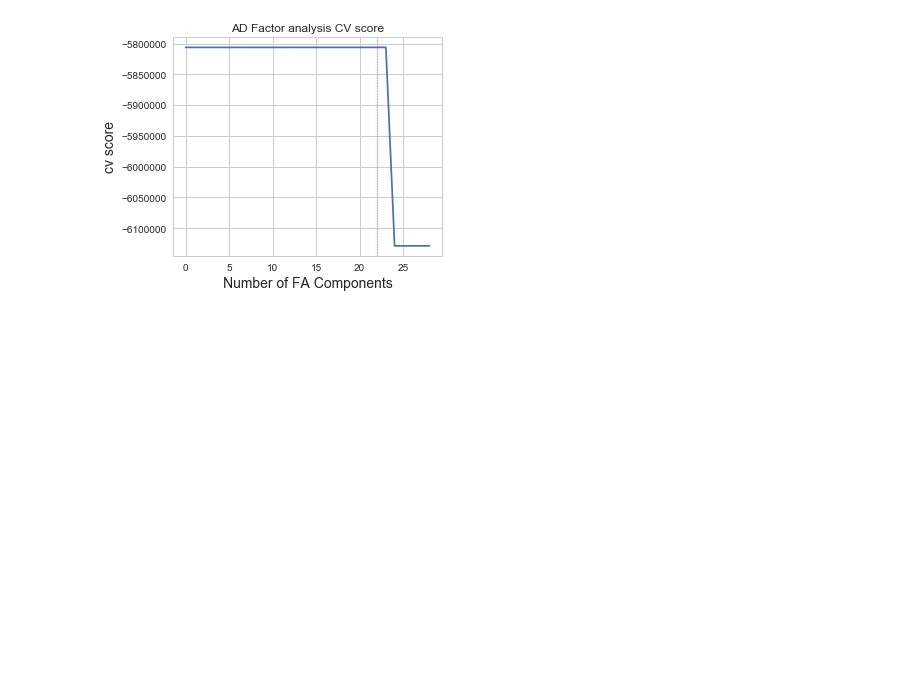
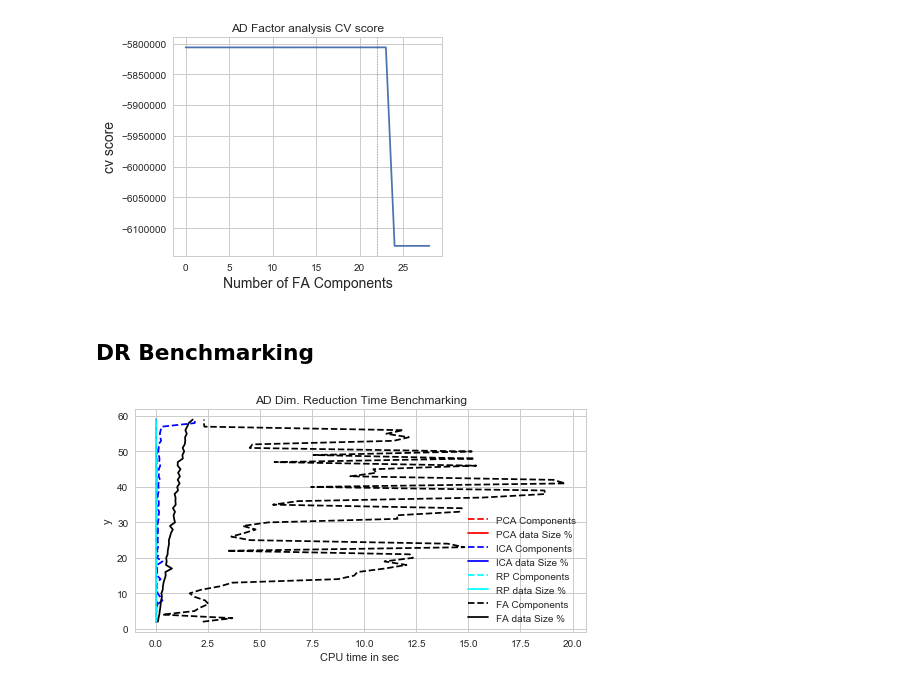
Before and after one commit to truzmeto/UnsupervisedLearning, a Jupyter notebook: AD.ipynb, the cells around one changed output. Saved outputs shown, nothing was run; the diff lists cells and outputs as text; code cells hidden in the pictures; blank space fills up the shorter version.

Commit message:
plots and code update

```diff
--- a/AD.ipynb
+++ b/AD.ipynb
@@ -496,3 +496,5 @@ fig.savefig('plots/AD_fa.pdf')
 [figure]
 # %%
 fa_n = FactorAnalysis(n_components= score_max, random_state=n_seed).fit_transform(X)
+# %% [markdown]
+## DR Benchmarking
@@ -498,0 +552,30 @@ fa_n = FactorAnalysis(n_components= score_max, random_state=n_seed).fit_transfor
+# %%
+x = np.arange(2, ncomponents)
+sns.set_style("whitegrid")
+fig = plt.figure(figsize=(7,4))
+
+plt.subplot(111, title = 'AD Dim. Reduction Time Benchmarking')
+plt.plot(time_comp_pca,x, linestyle='--',color='red')
+plt.plot(time_sample_pca,x, linestyle='-',color='red')
+
+plt.plot(time_comp_ica,x, linestyle='--',color='blue')
+plt.plot(time_sample_ica,x, linestyle='-',color='blue')
+
+plt.plot(time_comp_rp,x, linestyle='--',color='cyan')
+plt.plot(time_sample_rp,x, linestyle='-',color='cyan')
+
+plt.plot(time_comp_fa,x, linestyle='--',color='black')
+plt.plot(time_sample_fa,x, linestyle='-',color='black')
+
+plt.legend(["PCA Components","PCA data Size %",
+            "ICA Components","ICA data Size %",
+            "RP Components","RP data Size %",
+            "FA Components","FA data Size %"],loc='best')
+plt.xlabel('CPU time in sec ')
+plt.ylabel('y')
+
+fig.set_tight_layout(True)
+plt.show()
+fig.savefig('plots/AD_DR_benchmarks.pdf')
+# %% [output]
+[figure, added]
```
Also changed, not shown: parts of 1 cell of this notebook, 3 other files.
